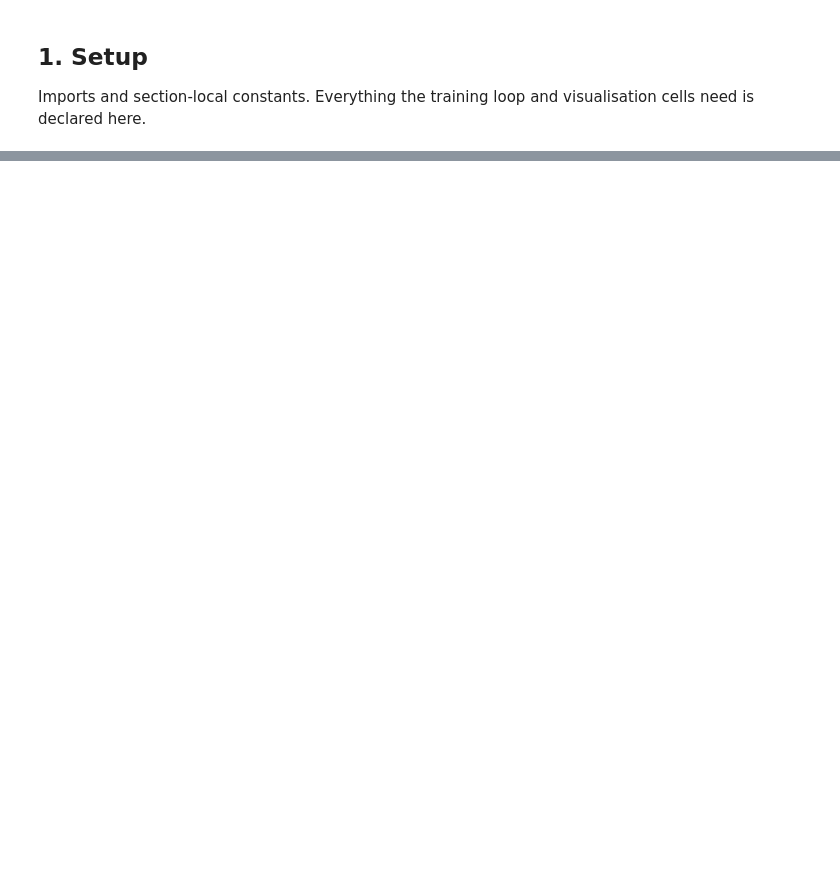
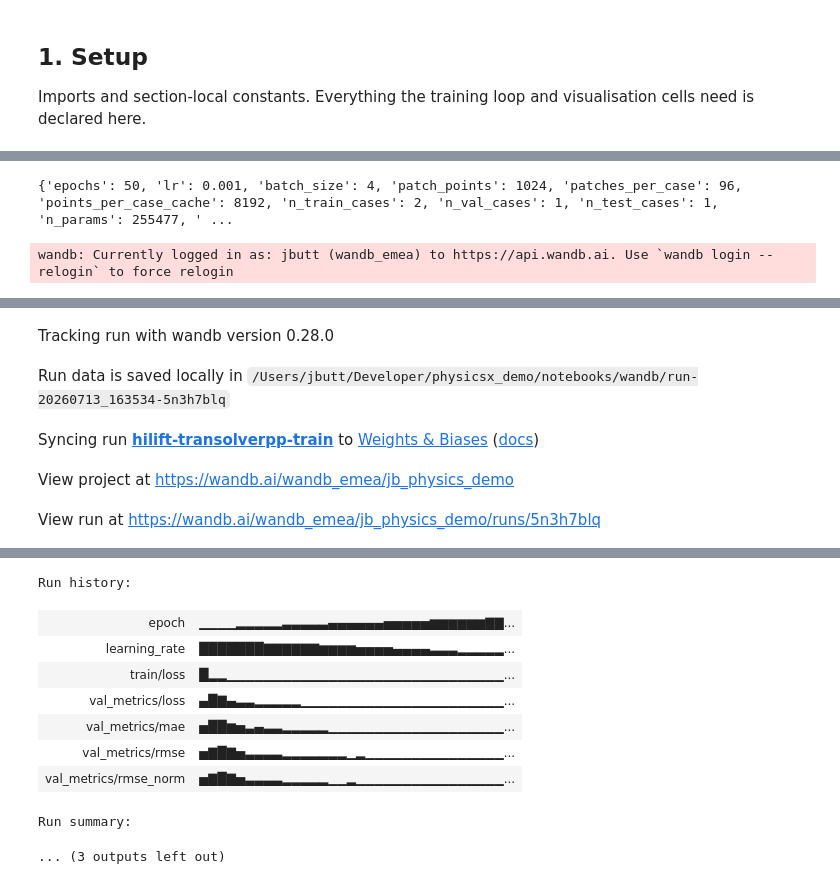
Before and after one commit to jbutt-wandb/physicsx_demo, a Jupyter notebook: notebooks/experiment_tracking_hilift.ipynb, the cells around one changed output, grey strips where cells are left out. Saved outputs shown, nothing was run; the diff lists cells and outputs as text; code cells hidden in the pictures; blank space fills up the shorter version.

```diff
--- a/notebooks/experiment_tracking_hilift.ipynb
+++ b/notebooks/experiment_tracking_hilift.ipynb
@@ -749,8 +773,29 @@ def plot_prediction_2d_triptych(
 
     fig.suptitle(f"{case['run_id']} — 2D top view", y=1.02)
     return fig
+# %%
+training_config = {
+        "epochs": EPOCHS, "lr": LR,
+        "batch_size": BATCH_SIZE,
+        "patch_points": PATCH_POINTS,
+        "patches_per_case": PATCHES_PER_CASE,
+        "points_per_case_cache": POINTS_PER_CASE_CACHE,
+        "n_train_cases": len(train_cases),
+        "n_val_cases": len(val_cases),
+        "n_test_cases": len(test_cases),
+        "n_params": n_params,
+        "model": {
+            "feature_dim": 6, "out_dim": TARGET_DIM,
+            "n_hidden": 96, "n_layers": 4, "n_head": 4,
+            "slice_num": 16, "dropout": 0.05, "mlp_ratio": 2,
+        },
+        "case_specs": [list(cs) for cs in CASE_SPECS],
+        "split_mode": split_mode,
+    }
+# %% [output]
+{'epochs': 50, 'lr': 0.001, 'batch_size': 4, 'patch_points': 1024, 'patches_per_case': 96, 'points_per_case_cache': 8192, 'n_train_cases': 2, 'n_val_cases': 1, 'n_test_cases': 1, 'n_params': 255477, ' ...
 # %%
-# ==== §4c — Main training loop + promotion ============================
+# ==== Main training loop + promotion ============================
 # One `with wandb.init(...) as run:` block covers training, per-epoch
 # logging, checkpoint promotion, and dataset lineage. At the end we
 # link the best-val checkpoint into `hilift/checkpoints` on the
@@ -761,25 +806,8 @@ with wandb.init(
     entity=ENTITY, project=PROJECT,
     job_type="train",
     name="hilift-transolverpp-train",
-    tags=["notebook", "hilift", "transolver++"],
-    config={
-        "epochs": EPOCHS, "lr": LR,
-        "batch_size": BATCH_SIZE,
-        "patch_points": PATCH_POINTS,
-        "patches_per_case": PATCHES_PER_CASE,
-        "points_per_case_cache": POINTS_PER_CASE_CACHE,
-        "n_train_cases": len(train_cases),
-        "n_val_cases": len(val_cases),
-        "n_test_cases": len(test_cases),
-        "n_params": n_params,
-        "model": {
-            "feature_dim": 6, "out_dim": TARGET_DIM,
-            "n_hidden": 96, "n_layers": 4, "n_head": 4,
-            "slice_num": 16, "dropout": 0.05, "mlp_ratio": 2,
-        },
-        "case_specs": [list(cs) for cs in CASE_SPECS],
-        "split_mode": split_mode,
-    },
+    tags=["hilift", "transolver++"],
+    config=training_config,
 ) as run:
 
     # ---- Lineage edge back to the dataset ----
@@ -821,19 +849,24 @@ with wandb.init(
         # -- Training pass --
         model.train()
         train_losses: list[float] = []
+
         for x, pos, cond, y in train_loader:
-            x = x.to(device); pos = pos.to(device)
-            cond = cond.to(device); y = y.to(device)
+            x = x.to(device)
+            pos = pos.to(device)
+            cond = cond.to(device)
+            y = y.to(device)
 
             optimizer.zero_grad(set_to_none=True)
             pred = model(x, pos, cond)
             loss = F.mse_loss(pred, y)
             loss.backward()
+
             torch.nn.utils.clip_grad_norm_(model.parameters(), 1.0)
             optimizer.step()
 
             train_losses.append(loss.item())
             global_step += 1
+
         scheduler.step()
 
         # -- Validation + per-epoch metric log --
@@ -841,7 +874,9 @@ with wandb.init(
         val_loss, val_mae, val_rmse = evaluate_patch_loader(val_loader)
         rmse_norm = val_rmse / float(stats["target_std"].mean())
 
-        wandb.log({
+        # Log training and validation metrics to WB.
+        wandb.log(
+            {
             "epoch": epoch,
             "train/loss": train_loss_epoch,
             "val_metrics/loss": val_loss,
@@ -849,7 +884,8 @@ with wandb.init(
             "val_metrics/rmse": val_rmse,
             "val_metrics/rmse_norm": rmse_norm,
             "learning_rate": float(scheduler.get_last_lr()[0]),
-        }, step=global_step)
+            },
+            step=global_step)
 
         # -- Checkpoint every N epochs OR whenever we beat best-val --
         # The "always log the best" carve-out guarantees the best-val
@@ -857,6 +893,7 @@ with wandb.init(
         is_best = val_loss < best_val
         if epoch % CHECKPOINT_PLOT_CADENCE == 0 or is_best:
             ckpt_path = TMP_DIR / f"hilift_ckpt_ep{epoch:03d}.pt"
+
             torch.save({
                 "state_dict": model.state_dict(),
                 "stats": stats,
@@ -899,6 +936,7 @@ with wandb.init(
                 f"val_plots/predictions_epoch_{epoch}": wandb.Plotly(fig_3d),
                 f"val_plots/predictions_2d_epoch_{epoch}": wandb.Image(fig_2d),
             }, step=global_step)
+
             plt.close(fig_2d)
 
             # Append rows to the persistent val Table for this cadence
@@ -934,6 +972,7 @@ with wandb.init(
     best_ckpt_artifact.wait()
     target_path = f"wandb-registry-{REGISTRY_NAME}/{CKPT_COLLECTION}"
     best_alias = f"epoch-{best_epoch}"
+
     run.link_artifact(
         best_ckpt_artifact,
         target_path=target_path,
@@ -948,3 +987,5 @@ with wandb.init(
     print()
     print(f"best epoch: {best_epoch}   val_loss={best_val:.4f}")
     print(f"linked to {target_path}   aliases: production, {best_alias}")
+# %% [output]
+wandb: Currently logged in as: jbutt (wandb_emea) to https://api.wandb.ai. Use `wandb login --relogin` to force relogin
@@ -950,0 +993,5 @@ with wandb.init(
+Tracking run with wandb version 0.28.0
+Run data is saved locally in /Users/jbutt/Developer/physicsx_demo/notebooks/wandb/run-20260713_163534-5n3h7blq
+Syncing run hilift-transolverpp-train to Weights & Biases (docs)
+View project at https://wandb.ai/wandb_emea/jb_physics_demo
+View run at https://wandb.ai/wandb_emea/jb_physics_demo/runs/5n3h7blq
@@ -951 +1009,11 @@ with wandb.init(
+Run history:
+| epoch | ▁▁▁▁▂▂▂▂▂▃▃▃▃▃▄▄▄▄▄▄▅▅▅▅▅▆▆▆▆▆▆▇▇... |
+| learning_rate | ███████▇▇▇▇▇▇▆▆▆▆▅▅▅▅▄▄▄▄▃▃▃▂▂▂▂▂... |
+| train/loss | █▂▂▁▁▁▁▁▁▁▁▁▁▁▁▁▁▁▁▁▁▁▁▁▁▁▁▁▁▁▁▁▁... |
+| val_metrics/loss | ▄█▇▄▃▃▂▂▂▂▂▁▁▁▁▁▁▁▁▁▁▁▁▁▁▁▁▁▁▁▁▁▁... |
+| val_metrics/mae | ▅██▆▅▃▄▃▃▂▂▂▂▂▁▁▁▁▁▁▁▁▁▁▁▁▁▁▁▁▁▁▁... |
+| val_metrics/rmse | ▅▇█▇▅▃▃▃▃▂▂▂▂▂▂▂▁▂▁▁▁▁▁▁▁▁▁▁▁▁▁▁▁... |
+| val_metrics/rmse_norm | ▅▇█▇▅▃▃▃▃▂▂▂▂▂▁▁▂▁▁▁▁▁▁▁▁▁▁▁▁▁▁▁▁... |
+Run summary:
+... (3 outputs left out)
 # %% [markdown]
```
Also changed, not shown: parts of 19 cells of this notebook, 7 other files.
